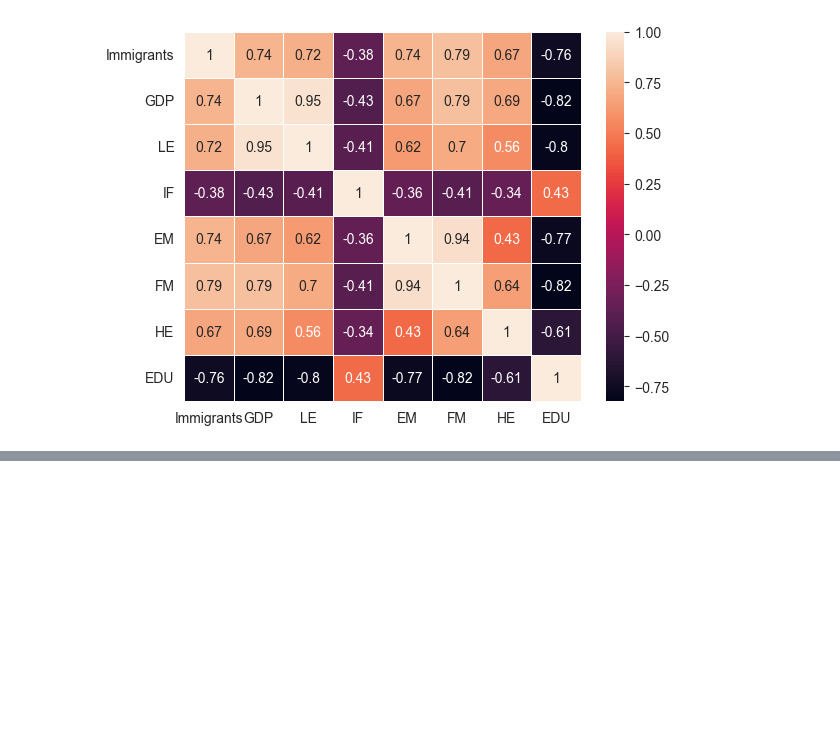
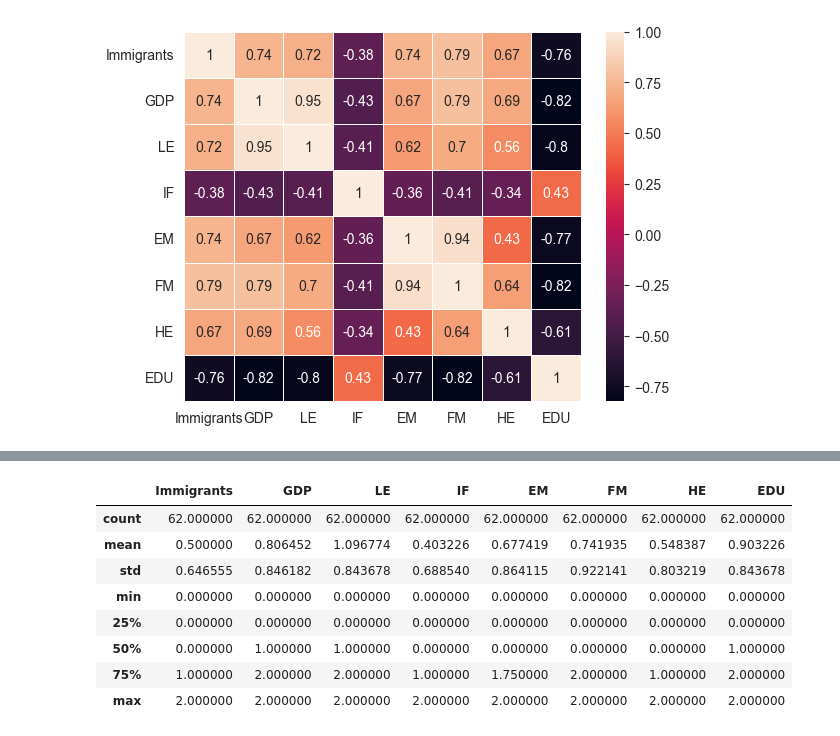
Before and after one commit to Hongwei-Z/CanadianImmigrationStudy, a Jupyter notebook: Main.ipynb, the cells around one changed output, grey strips where cells are left out. Saved outputs shown, nothing was run; the diff lists cells and outputs as text; code cells hidden in the pictures; blank space fills up the shorter version.

```diff
--- a/Main.ipynb
+++ b/Main.ipynb
@@ -480,2 +476,14 @@ dataset_string.head()
+# %%
+dataset_bins.describe()
+# %% [output]
+|  | Immigrants | GDP | LE | IF | EM | FM | HE | EDU |
+| count | 62.000000 | 62.000000 | 62.000000 | 62.000000 | 62.000000 | 62.000000 | 62.000000 | 62.000000 |
+| mean | 0.500000 | 0.806452 | 1.096774 | 0.403226 | 0.677419 | 0.741935 | 0.548387 | 0.903226 |
+| std | 0.646555 | 0.846182 | 0.843678 | 0.688540 | 0.864115 | 0.922141 | 0.803219 | 0.843678 |
+| min | 0.000000 | 0.000000 | 0.000000 | 0.000000 | 0.000000 | 0.000000 | 0.000000 | 0.000000 |
+| 25% | 0.000000 | 0.000000 | 0.000000 | 0.000000 | 0.000000 | 0.000000 | 0.000000 | 0.000000 |
+| 50% | 0.000000 | 1.000000 | 1.000000 | 0.000000 | 0.000000 | 0.000000 | 0.000000 | 1.000000 |
+| 75% | 1.000000 | 2.000000 | 2.000000 | 1.000000 | 1.750000 | 2.000000 | 1.000000 | 2.000000 |
+| max | 2.000000 | 2.000000 | 2.000000 | 2.000000 | 2.000000 | 2.000000 | 2.000000 | 2.000000 |
 # %%
 # Generate decision tree, find the most important influencing factors.
```
Also changed, not shown: parts of 9 cells of this notebook.
